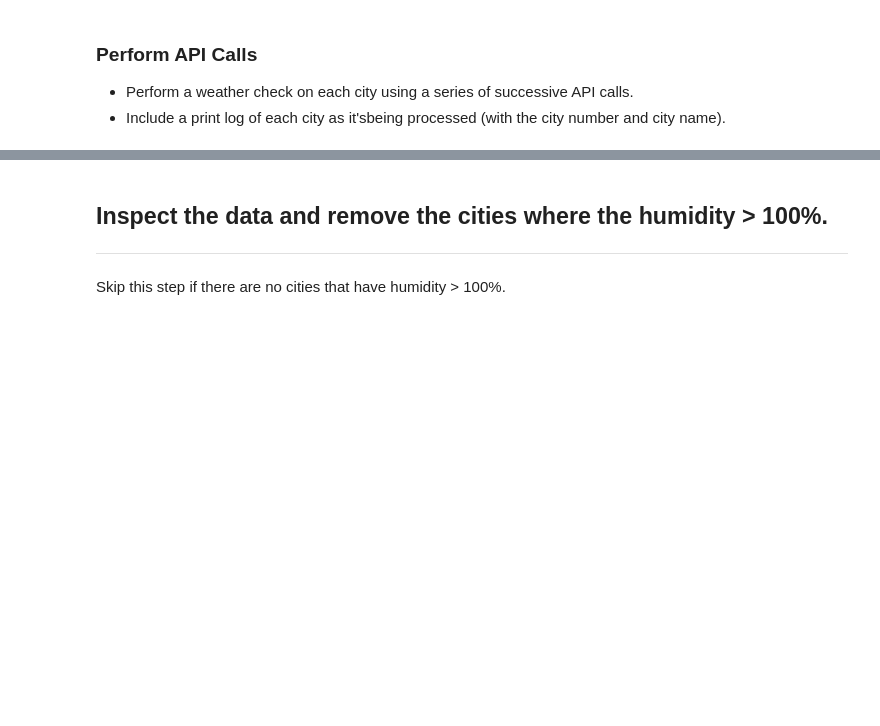
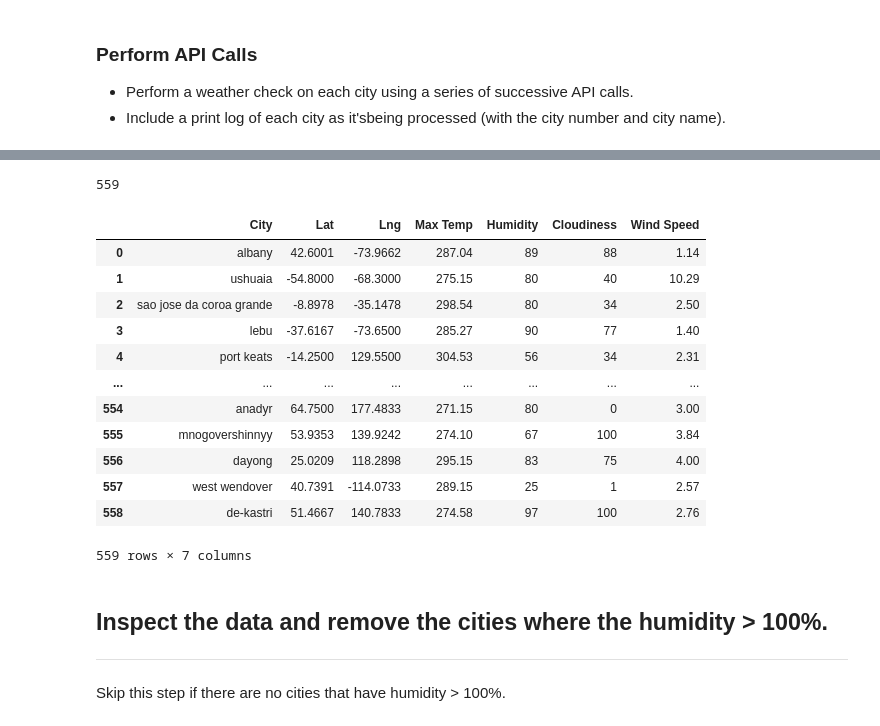
Before and after one commit to 3065923/Jake_API_Map, a Jupyter notebook: Weather_Jake.py/Weather_Jake_Py.ipynb, the cells around one changed output, grey strips where cells are left out. Saved outputs shown, nothing was run; the diff lists cells and outputs as text; code cells hidden in the pictures; blank space fills up the shorter version.

Commit message:
Collected data for city weather. Plotting requiried for Weather.py.  Data saved as a csv file and called in Vacation.py directory

```diff
--- a/Weather_Jake.py/Weather_Jake_Py.ipynb
+++ b/Weather_Jake.py/Weather_Jake_Py.ipynb
@@ -100,3 +130,35 @@ Data Retrieval Complete
+# %%
+#test to see how many cities found:
+len(lat)
+# %% [output]
+559
+# %%
+# create DataFrame
+weather_df = pd.DataFrame({
+    'City': city_list,
+    'Lat': lat,
+    'Lng': lon,
+    'Max Temp': temp_max,
+    'Humidity': humidity,
+    'Cloudiness': cloudiness,
+    'Wind Speed': wind_speed
+})
+
+weather_df
+# %% [output]
+|  | City | Lat | Lng | Max Temp | Humidity | Cloudiness | Wind Speed |
+| 0 | albany | 42.6001 | -73.9662 | 287.04 | 89 | 88 | 1.14 |
+| 1 | ushuaia | -54.8000 | -68.3000 | 275.15 | 80 | 40 | 10.29 |
+| 2 | sao jose da coroa grande | -8.8978 | -35.1478 | 298.54 | 80 | 34 | 2.50 |
+| 3 | lebu | -37.6167 | -73.6500 | 285.27 | 90 | 77 | 1.40 |
+| 4 | port keats | -14.2500 | 129.5500 | 304.53 | 56 | 34 | 2.31 |
+| ... | ... | ... | ... | ... | ... | ... | ... |
+| 554 | anadyr | 64.7500 | 177.4833 | 271.15 | 80 | 0 | 3.00 |
+| 555 | mnogovershinnyy | 53.9353 | 139.9242 | 274.10 | 67 | 100 | 3.84 |
+| 556 | dayong | 25.0209 | 118.2898 | 295.15 | 83 | 75 | 4.00 |
+| 557 | west wendover | 40.7391 | -114.0733 | 289.15 | 25 | 1 | 2.57 |
+| 558 | de-kastri | 51.4667 | 140.7833 | 274.58 | 97 | 100 | 2.76 |
+559 rows × 7 columns
 # %% [markdown]
 ## Inspect the data and remove the cities where the humidity > 100%.
 ----
```
Also changed, not shown: parts of 29 cells of this notebook, 1 other file.
